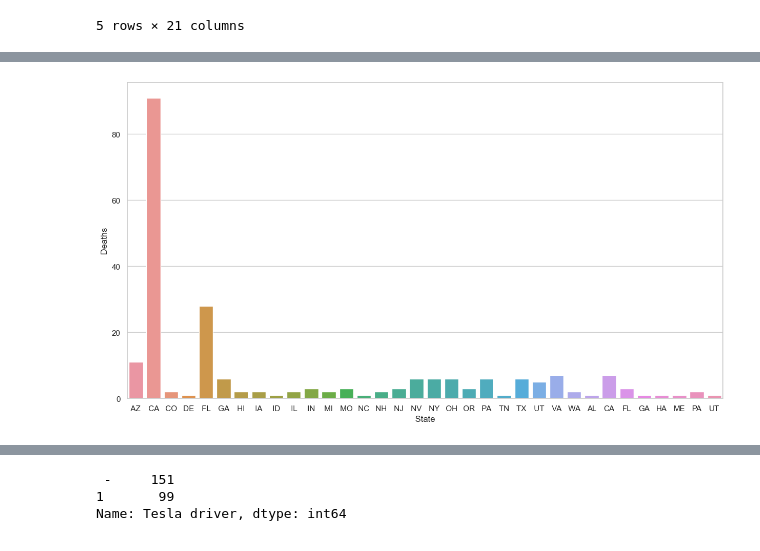
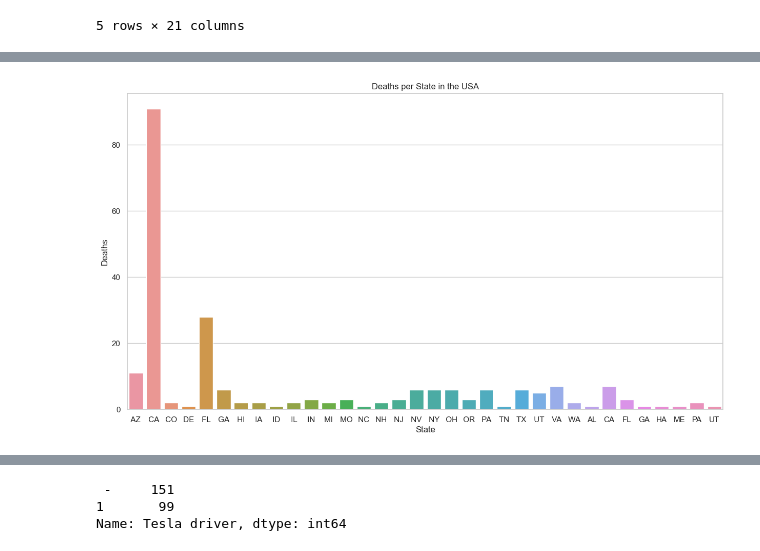
Before and after one commit to yasmeeenm/Tesla-Deaths, a Jupyter notebook: Tesla Notebook.ipynb, the cells around one changed output, grey strips where cells are left out. Cells and saved outputs as stored; diff of their text form; code cells hidden in the pictures.

```diff
--- a/Tesla Notebook.ipynb
+++ b/Tesla Notebook.ipynb
@@ -39,0 +64,2 @@ sns.lineplot(data=df, x='Year', y='Deaths', estimator='sum')
+# %%
+df.sort_values('Day', inplace=True)
@@ -39,0 +72,2 @@ sns.lineplot(data=df, x='Year', y='Deaths', estimator='sum')
+# %%
+df.sort_values(by='Month', inplace=True)
@@ -69,6 +111,6 @@ Name:  Country , dtype: int64
 usa = df[df['Country'] == ' USA ']
 germany = df[df['Country'] == ' Germany ']
 # %%
-usa_state = usa.groupby(by='State').sum().reset_index(inplace=True).sort_values(by='Deaths', ascending=False)
+usa_state = usa.groupby(by='State').sum()
 # %%
-usa_state
+usa_state.reset_index(inplace=True)
@@ -93,9 +117,9 @@ usa_state
 # %%
 plt.figure(figsize=(15,8))
-sns.barplot(data=usa_state, x='State', y='Deaths')
+sns.barplot(data=usa_state, x='State', y='Deaths').set(title='Deaths per State in the USA')
 
 plt.show()
 # %% [output]
-[figure, old version]
+[figure, new version]
 # %%
 # of these deaths how many are tesla drivers,     tesla occupants
```
Also changed, not shown: parts of 38 cells of this notebook, 1 other file.
